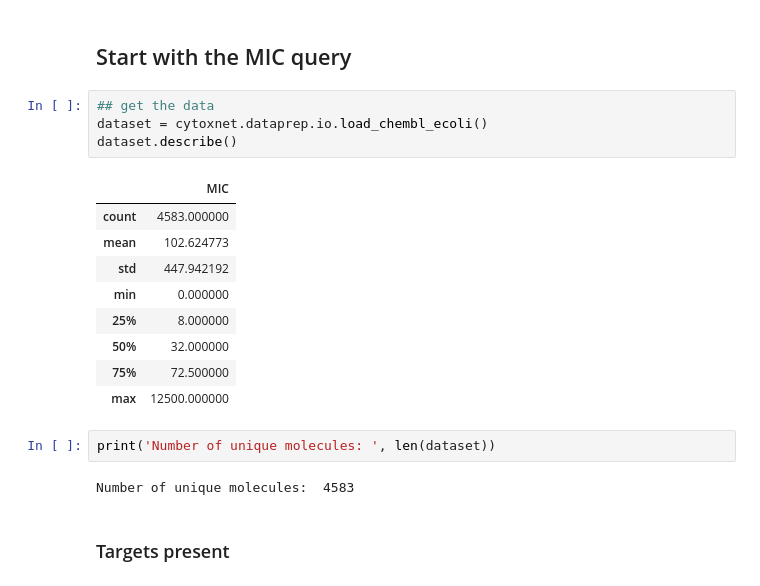
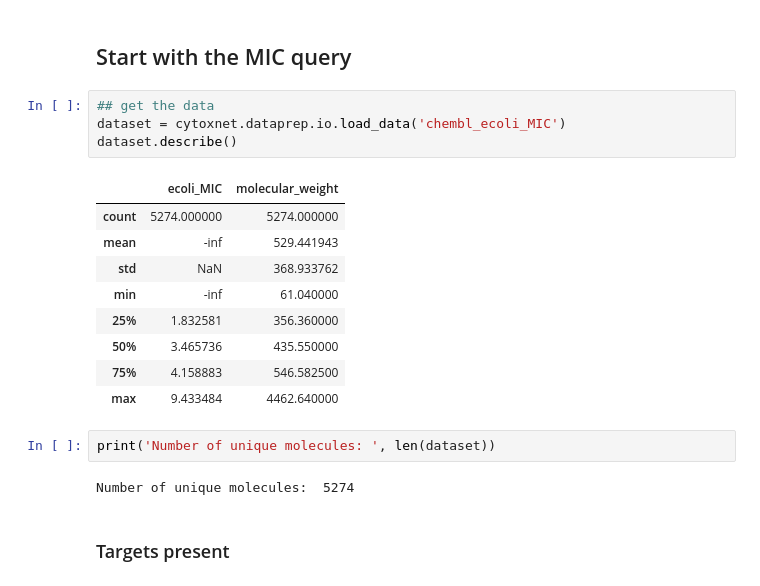
Before and after one commit to Zymergen-DIRECT-2021/cytoxnet, a Jupyter notebook: docs/data_reports/chembl_ecoli.ipynb, the cells around one changed output. Cells and saved outputs as stored; diff of their text form.

```diff
--- a/docs/data_reports/chembl_ecoli.ipynb
+++ b/docs/data_reports/chembl_ecoli.ipynb
@@ -14,22 +14,22 @@ import cytoxnet.dataprep.io
 ## Start with the MIC query
 # %%
 ## get the data
-dataset = cytoxnet.dataprep.io.load_chembl_ecoli()
+dataset = cytoxnet.dataprep.io.load_data('chembl_ecoli_MIC')
 dataset.describe()
 # %% [output]
-|  | MIC |
-| count | 4583.000000 |
-| mean | 102.624773 |
-| std | 447.942192 |
-| min | 0.000000 |
-| 25% | 8.000000 |
-| 50% | 32.000000 |
-| 75% | 72.500000 |
-| max | 12500.000000 |
+|  | ecoli_MIC | molecular_weight |
+| count | 5274.000000 | 5274.000000 |
+| mean | -inf | 529.441943 |
+| std | NaN | 368.933762 |
+| min | -inf | 61.040000 |
+| 25% | 1.832581 | 356.360000 |
+| 50% | 3.465736 | 435.550000 |
+| 75% | 4.158883 | 546.582500 |
+| max | 9.433484 | 4462.640000 |
 # %%
 print('Number of unique molecules: ', len(dataset))
 # %% [output]
-Number of unique molecules:  4583
+Number of unique molecules:  5274
 # %% [markdown]
 ### Targets present
 # %% [markdown]
```
Also changed, not shown: parts of 3 cells of this notebook, 2 other files.
